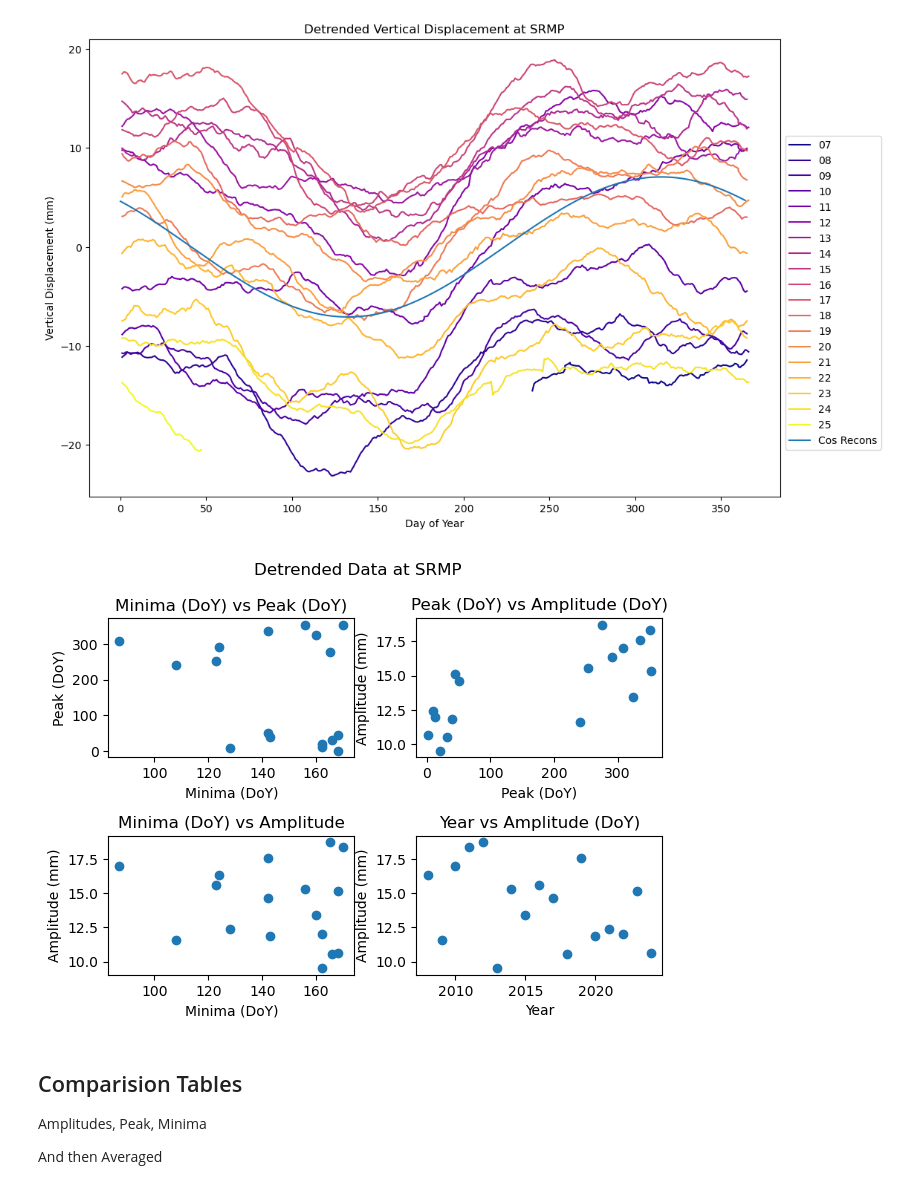
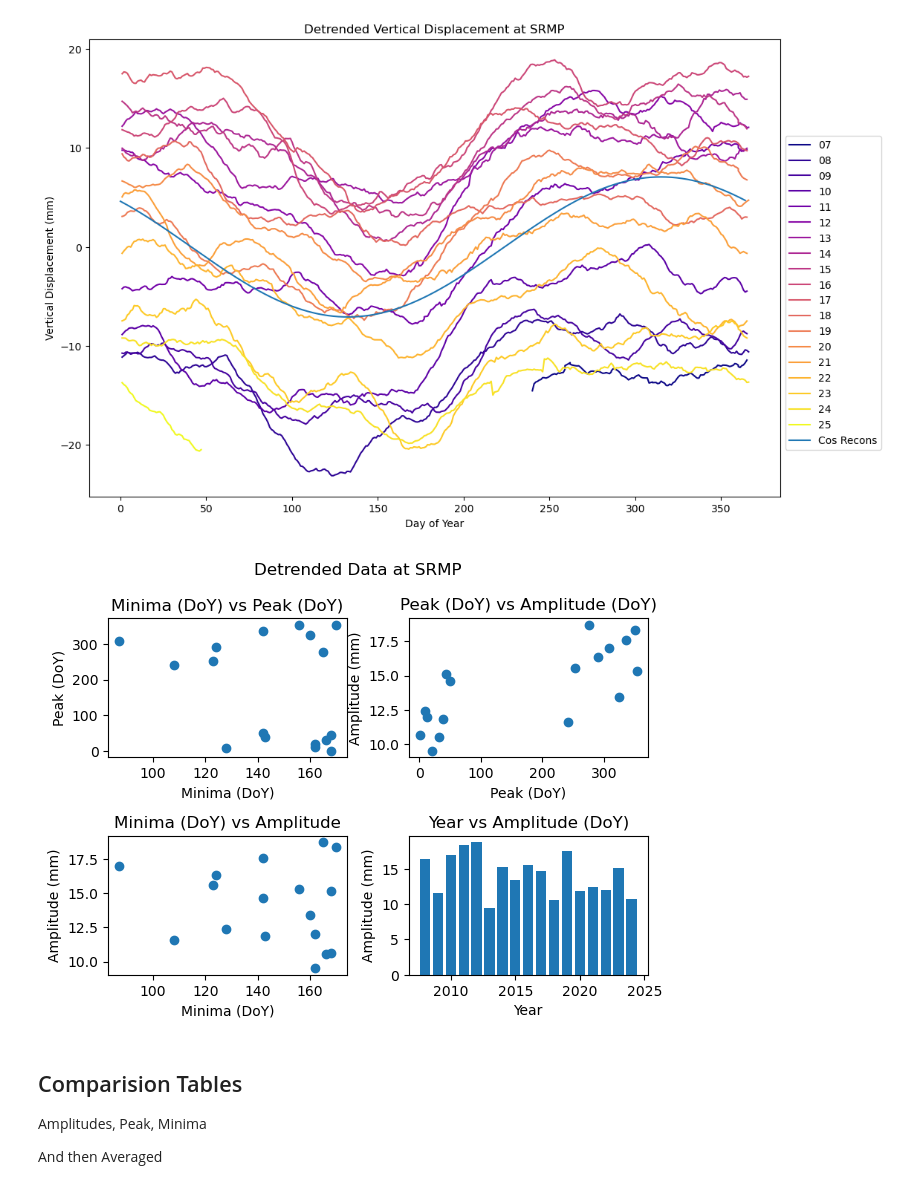
Before and after one commit to diegorvar/signal-processing-enu, a Jupyter notebook: VisualizationDaily.ipynb, the cells around one changed output. Saved outputs shown, nothing was run; the diff lists cells and outputs as text; code cells hidden in the pictures.

```diff
--- a/VisualizationDaily.ipynb
+++ b/VisualizationDaily.ipynb
@@ -661,6 +682,18 @@ for i, year in enumerate(years):
     plt.savefig(filename, dpi=150)
     filenames.append(filename)
 
+data = df_rolling[df_rolling['year'] == '22']
+LTM = pd.read_csv('/Users/dlugardo/Documents/GitHub/signal-processing-enu/LTM/files/SRMP_Daily30RollingLTM.csv')
+offset_up_LTM = LTM['up'] - LTM['up'].iloc[0]
+plt.tight_layout(rect=[0, 0, 0.85, 1])
+plt.plot(data['doy'], offset_up_LTM, label = 'Mean', c= 'red')
+plt.legend(title="Year", loc='center left', bbox_to_anchor=(1, 0.5), fontsize=9)
+
+filename = f'/Users/dlugardo/Documents/GitHub/signal-processing-enu/Visualization/PlotsforAnimations/Det0VerDisp_{station_name}_Mean.png'
+plt.savefig(filename, dpi=150)
+filenames.append(filename)
+
+
 gif_path = f'/Users/dlugardo/Documents/GitHub/signal-processing-enu/Visualization/Det0VerDisp_{station_name}.gif'
 with imageio.get_writer(gif_path, mode='I', duration=200) as writer:
     for filename in filenames:
@@ -717,31 +750,31 @@ plt.show()
 # %%
 fig, axs = plt.subplots(2, 2)
 
 axs[0,0].scatter(minima,peak)
 axs[0,0].set_title('Minima (DoY) vs Peak (DoY)')
 axs[0,0].set_xlabel('Minima (DoY)')
 axs[0,0].set_ylabel('Peak (DoY)')
 
 axs[1,0].scatter(minima,amplitude)
 axs[1,0].set_title('Minima (DoY) vs Amplitude')
 axs[1,0].set_ylabel('Amplitude (mm)')
 axs[1,0].set_xlabel('Minima (DoY)')
 
 axs[0,1].scatter(peak,amplitude)
 axs[0,1].set_title('Peak (DoY) vs Amplitude (DoY)')
 axs[0,1].set_ylabel('Amplitude (mm)')
 axs[0,1].set_xlabel('Peak (DoY)')
 
 years = np.arange(2008, 2025)
-axs[1,1].scatter(years,amplitude)
+axs[1,1].bar(years,amplitude)
 axs[1,1].set_title('Year vs Amplitude (DoY)')
 axs[1,1].set_ylabel('Amplitude (mm)')
 axs[1,1].set_xlabel('Year')
 
 fig.suptitle('Detrended Data at SRMP')
 fig.tight_layout()
 # %% [output]
-[figure, old version]
+[figure, new version]
 # %% [markdown]
 ## Comparision Tables
 Amplitudes, Peak, Minima
```
Also changed, not shown: parts of 7 cells of this notebook, 4 other files.
